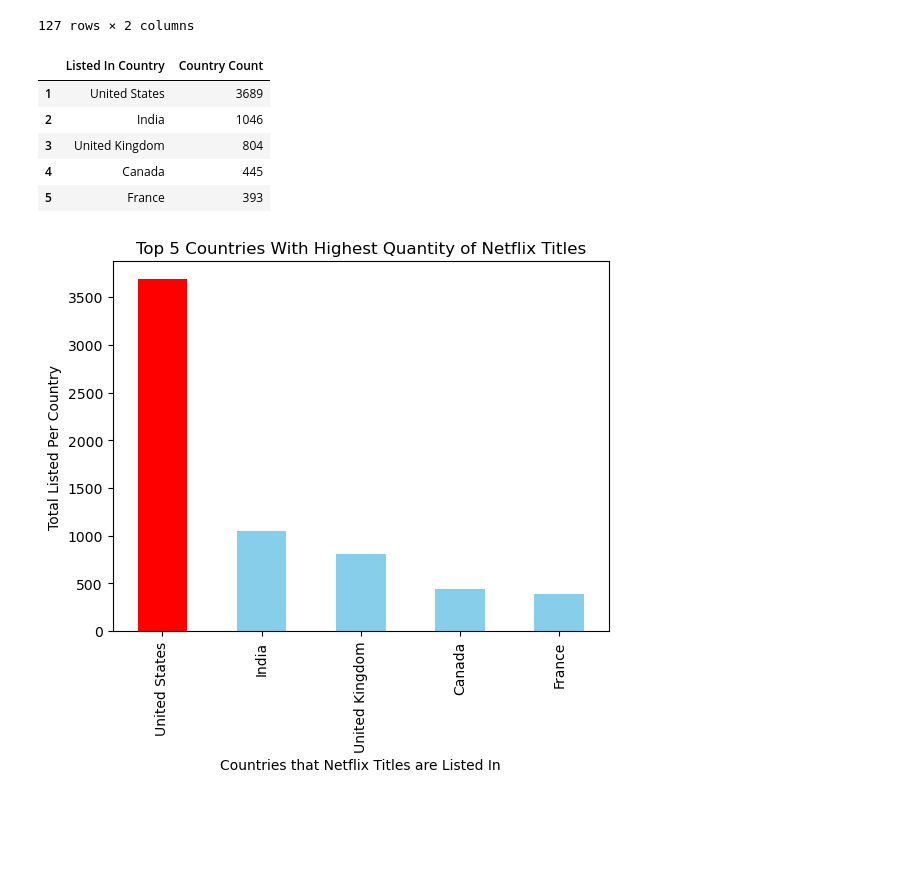
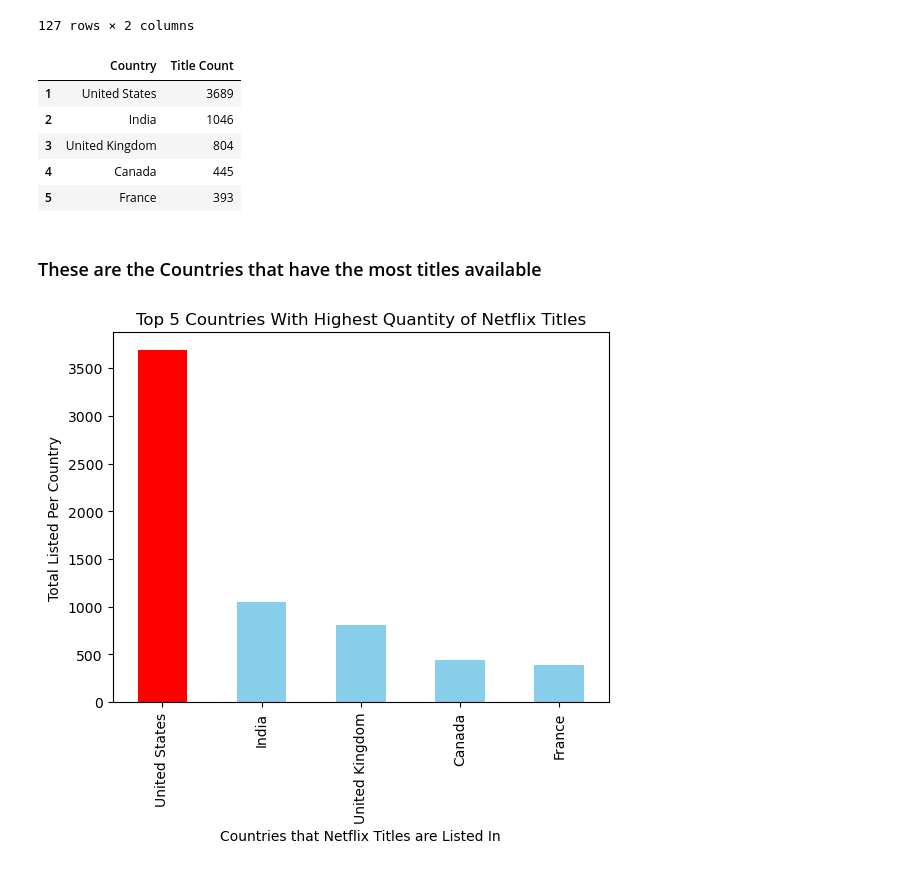
Before and after one commit to jameslaurence82/PythonPandas, a Jupyter notebook: netflixtitles.ipynb, the cells around one changed output. Drawn from its saved outputs; the diff is of its cells as text; code cells hidden in the pictures; blank space fills up the shorter version.

```diff
--- a/netflixtitles.ipynb
+++ b/netflixtitles.ipynb
@@ -340,13 +340,15 @@ ListedInCount
 # %%
 # Top 5 Countries in Named columns
 # names the ListedInCount columns 'Listed In Country', 'Country Count'
-ListedInCount.columns = ['Listed In Country', 'Country Count']
+ListedInCount.columns = ['Country', 'Title Count']
 ListedInCount.head(5)
 # %% [output]
-|  | Listed In Country | Country Count |
+|  | Country | Title Count |
 | 1 | United States | 3689 |
 | 2 | India | 1046 |
 | 3 | United Kingdom | 804 |
 | 4 | Canada | 445 |
 | 5 | France | 393 |
+# %% [markdown]
+### These are the Countries that have the most titles available
 # %%
```
Also changed, not shown: parts of 4 cells of this notebook.
